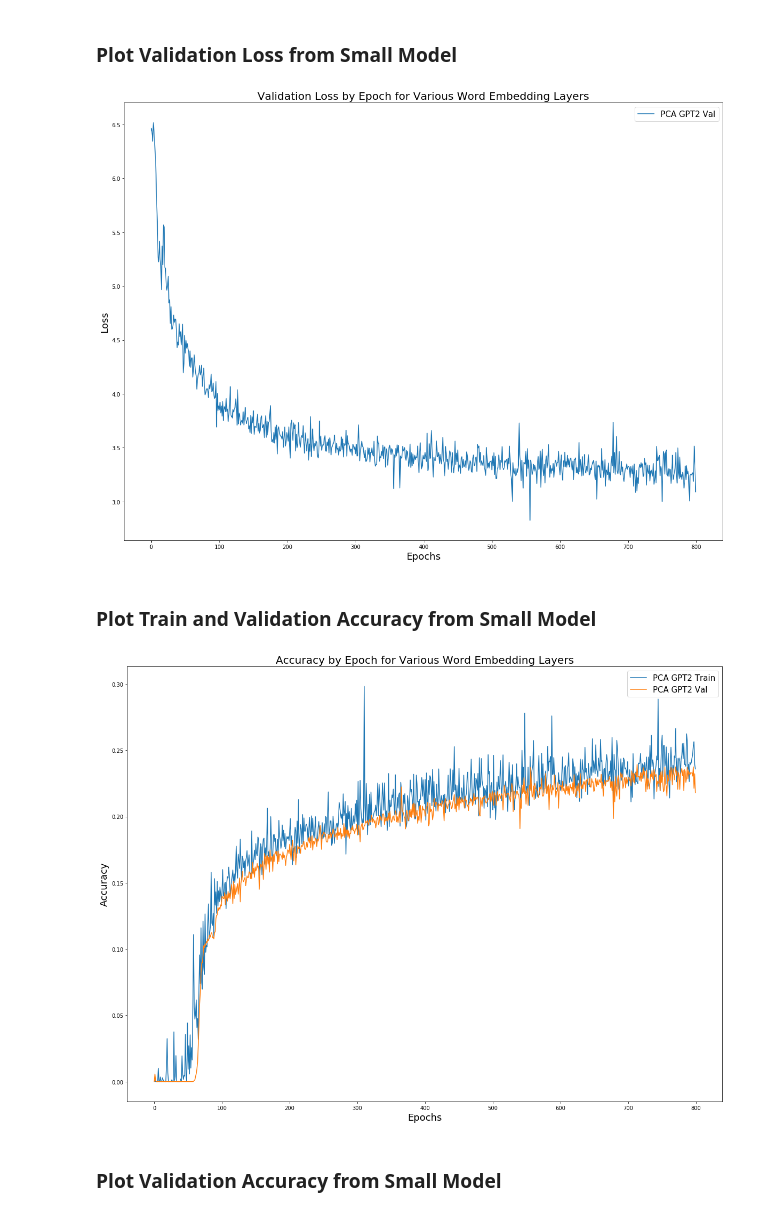
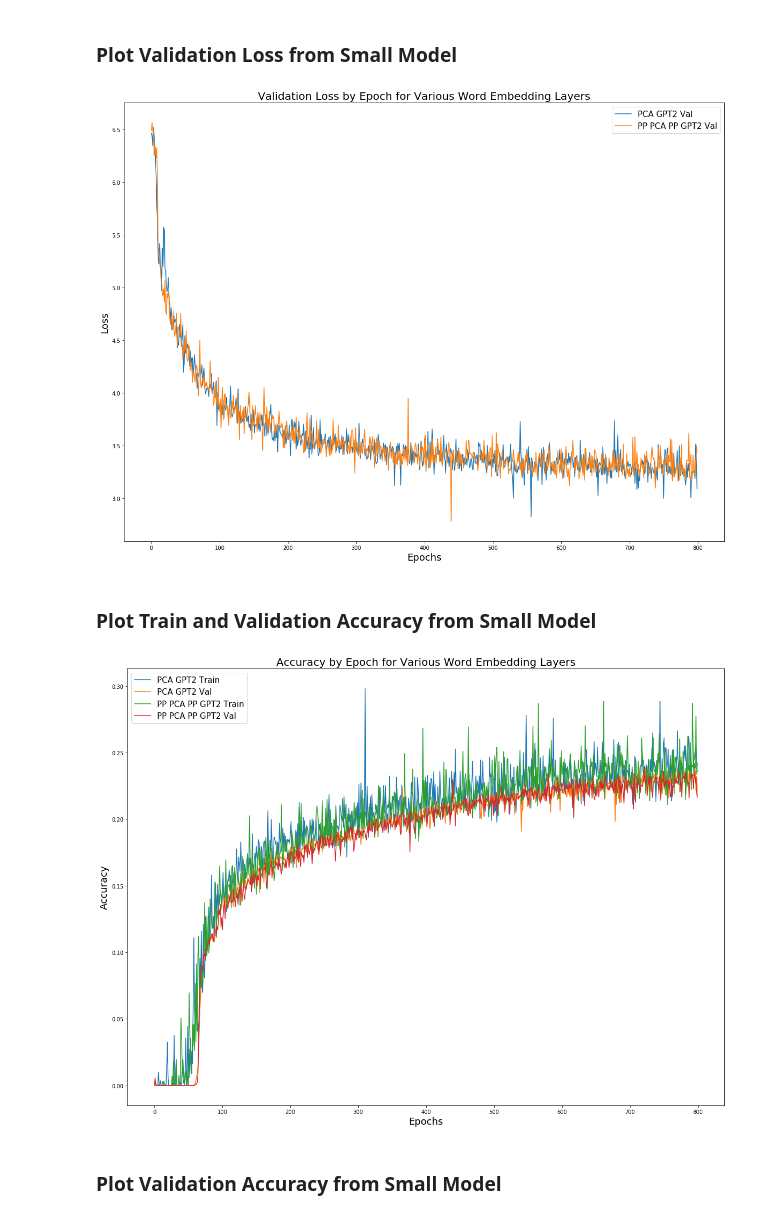
Before and after one commit to federated-learning-experiments/fl-text-models, a Jupyter notebook: notebooks/compare_embedding_layers.ipynb, the cells around one changed output. Cells and saved outputs as stored; diff of their text form; code cells hidden in the pictures.

Commit message:
add pp pca pp gpt2 small network experiment

```diff
--- a/notebooks/compare_embedding_layers.ipynb
+++ b/notebooks/compare_embedding_layers.ipynb
@@ -47,10 +47,10 @@ pca_gpt2_train_accuracy = np.load('embedding_layer_results/pca_gpt2_{}/train_acc
 pca_gpt2_val_loss = np.load('embedding_layer_results/pca_gpt2_{}/val_loss.npy'.format(network))[0:epochs]
 pca_gpt2_val_accuracy = np.load('embedding_layer_results/pca_gpt2_{}/val_accuracy.npy'.format(network))[0:epochs]
 # %%
-# pp_pca_pp_gpt2_train_loss = np.load('embedding_layer_results/pp_pca_pp_gpt2_{}/train_loss.npy'.format(network))[0:epochs]
-# pp_pca_pp_gpt2_train_accuracy = np.load('embedding_layer_results/pp_pca_pp_gpt2_{}/train_accuracy.npy'.format(network))[0:epochs]
-# pp_pca_pp_gpt2_val_loss = np.load('embedding_layer_results/pp_pca_pp_gpt2_{}/val_loss.npy'.format(network))[0:epochs]
-# pp_pca_pp_gpt2_val_accuracy = np.load('embedding_layer_results/pp_pca_pp_gpt2_{}/val_accuracy.npy'.format(network))[0:epochs]
+pp_pca_pp_gpt2_train_loss = np.load('embedding_layer_results/pp_pca_pp_gpt2_{}/train_loss.npy'.format(network))[0:epochs]
+pp_pca_pp_gpt2_train_accuracy = np.load('embedding_layer_results/pp_pca_pp_gpt2_{}/train_accuracy.npy'.format(network))[0:epochs]
+pp_pca_pp_gpt2_val_loss = np.load('embedding_layer_results/pp_pca_pp_gpt2_{}/val_loss.npy'.format(network))[0:epochs]
+pp_pca_pp_gpt2_val_accuracy = np.load('embedding_layer_results/pp_pca_pp_gpt2_{}/val_accuracy.npy'.format(network))[0:epochs]
 # %% [markdown]
 ### Plot Train and Validation Loss from Small Model
 # %%
@@ -85,37 +85,37 @@ fig, ax = plt.subplots(figsize=(20, 15))
 # ax.plot(x_axis, pca_fasttext_val_loss, label='PCA FastText Val')
 # ax.plot(x_axis, pp_pca_pp_fasttext_val_loss, label='PP PCA PP FastText Val')
 ax.plot(x_axis, pca_gpt2_val_loss, label='PCA GPT2 Val')
-# ax.plot(x_axis, pp_pca_pp_gpt2_val_loss, label='PP PCA PP GPT2 Val')
+ax.plot(x_axis, pp_pca_pp_gpt2_val_loss, label='PP PCA PP GPT2 Val')
 ax.legend(loc='best', prop={'size': 15})
 plt.title('Validation Loss by Epoch for Various Word Embedding Layers', fontsize=20)
 plt.xlabel('Epochs', fontsize=18)
 plt.ylabel('Loss', fontsize=18)
 plt.show()
 # %% [output]
-[figure, old version]
+[figure, new version]
 # %% [markdown]
 ### Plot Train and Validation Accuracy from Small Model
 # %%
 fig, ax = plt.subplots(figsize=(20, 15))
 # ax.plot(x_axis, random_train_accuracy, label='Random Train')
 # ax.plot(x_axis, random_val_accuracy, label='Random Val')
 # ax.plot(x_axis, glove_train_accuracy, label='GloVe Train')
 # ax.plot(x_axis, glove_val_accuracy, label='GloVe Val')
 # ax.plot(x_axis, pca_fasttext_train_accuracy, label='PCA FastText Train')
 # ax.plot(x_axis, pca_fasttext_val_accuracy, label='PCA FastText Val')
 # ax.plot(x_axis, pp_pca_pp_fasttext_train_accuracy, label='PP PCA PP FastText Train')
 # ax.plot(x_axis, pp_pca_pp_fasttext_val_accuracy, label='PP PCA PP FastText Val')
 ax.plot(x_axis, pca_gpt2_train_accuracy, label='PCA GPT2 Train')
 ax.plot(x_axis, pca_gpt2_val_accuracy, label='PCA GPT2 Val')
-# ax.plot(x_axis, pp_pca_pp_gpt2_train_accuracy, label='PP PCA PP GPT2 Train')
-# ax.plot(x_axis, pp_pca_pp_gpt2_val_accuracy, label='PP PCA PP GPT2 Val')
+ax.plot(x_axis, pp_pca_pp_gpt2_train_accuracy, label='PP PCA PP GPT2 Train')
+ax.plot(x_axis, pp_pca_pp_gpt2_val_accuracy, label='PP PCA PP GPT2 Val')
 ax.legend(loc='best', prop={'size': 15})
 plt.title('Accuracy by Epoch for Various Word Embedding Layers', fontsize=20)
 plt.xlabel('Epochs', fontsize=18)
 plt.ylabel('Accuracy', fontsize=18)
 plt.show()
 # %% [output]
-[figure, old version]
+[figure, new version]
 # %% [markdown]
 ### Plot Validation Accuracy from Small Model
 # %%
```
Also changed, not shown: parts of 2 cells of this notebook, 13 other files.
